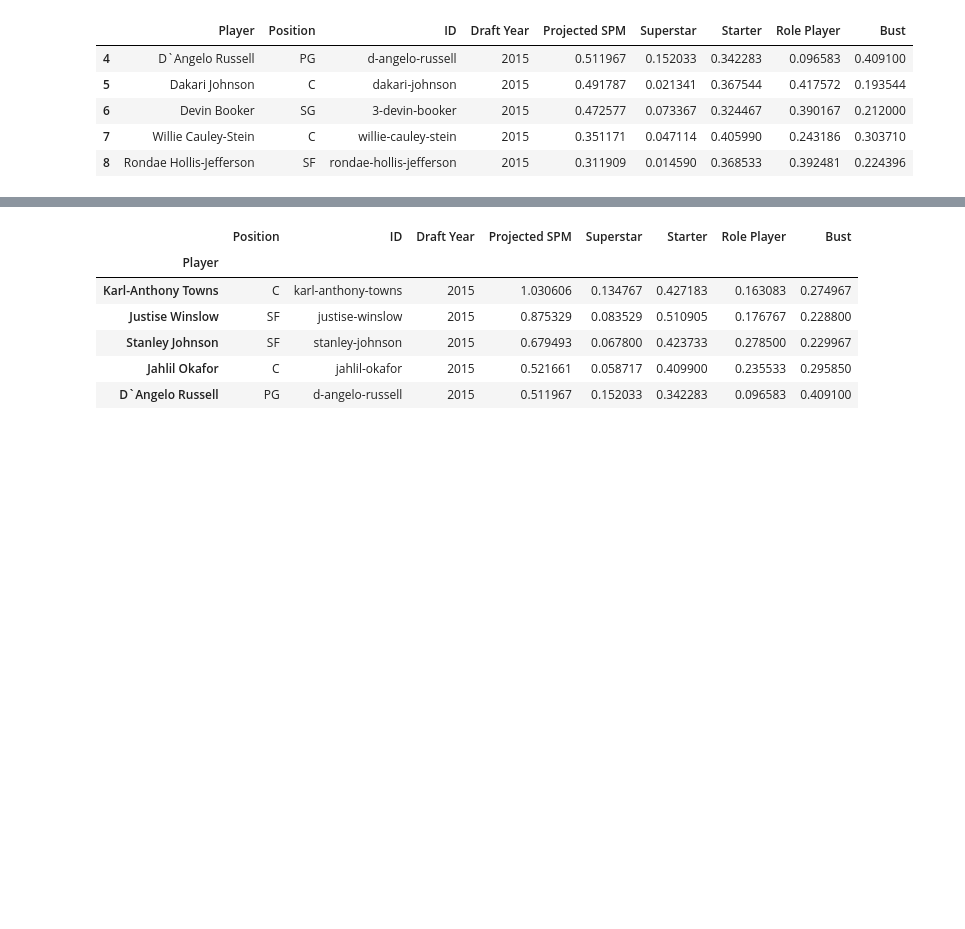
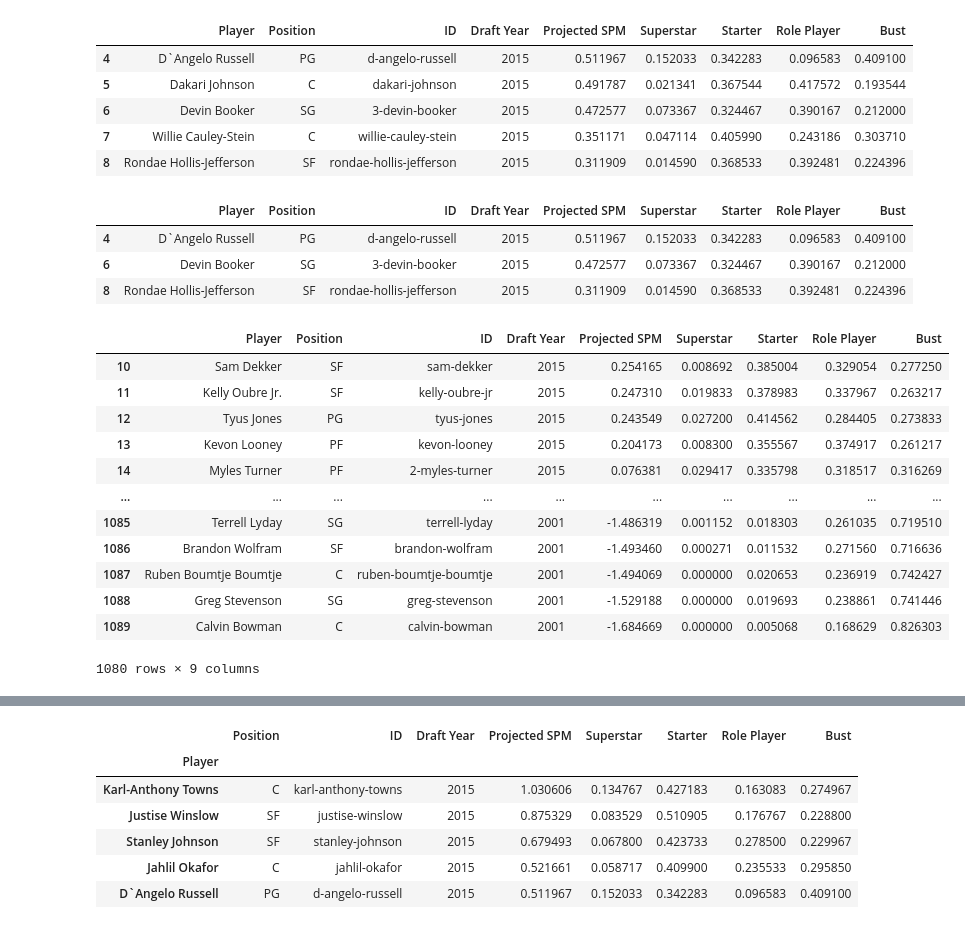
Before and after one commit to JuliaVazTostes/exercicios-extra, a Jupyter notebook: Selecao_loc_e_iloc_do_pandas.ipynb, the cells around one changed output, grey strips where cells are left out. Cells and saved outputs as stored; diff of their text form; code cells hidden in the pictures; blank space fills up the shorter version.

```diff
--- a/Selecao_loc_e_iloc_do_pandas.ipynb
+++ b/Selecao_loc_e_iloc_do_pandas.ipynb
@@ -47,3 +50,28 @@ df.loc[4:8]
 | 6 | Devin Booker | SG | 3-devin-booker | 2015 | 0.472577 | 0.073367 | 0.324467 | 0.390167 | 0.212000 |
 | 7 | Willie Cauley-Stein | C | willie-cauley-stein | 2015 | 0.351171 | 0.047114 | 0.405990 | 0.243186 | 0.303710 |
 | 8 | Rondae Hollis-Jefferson | SF | rondae-hollis-jefferson | 2015 | 0.311909 | 0.014590 | 0.368533 | 0.392481 | 0.224396 |
+# %%
+# Podemos alterar o "step" para mostrar os dados -> Pedir para mostrar de 2 em 2, por exemplo -> Só serão retornados os índices 4, 6 e 8.
+df.loc[4:8:2]
+# %% [output]
+|  | Player | Position | ID | Draft Year | Projected SPM | Superstar | Starter | Role Player | Bust |
+| 4 | D`Angelo Russell | PG | d-angelo-russell | 2015 | 0.511967 | 0.152033 | 0.342283 | 0.096583 | 0.409100 |
+| 6 | Devin Booker | SG | 3-devin-booker | 2015 | 0.472577 | 0.073367 | 0.324467 | 0.390167 | 0.212000 |
+| 8 | Rondae Hollis-Jefferson | SF | rondae-hollis-jefferson | 2015 | 0.311909 | 0.014590 | 0.368533 | 0.392481 | 0.224396 |
+# %%
+# Selecionar de uma determinada posição até o final -> Do décimo index até o último, por exemplo.
+df.loc[10:]
+# %% [output]
+|  | Player | Position | ID | Draft Year | Projected SPM | Superstar | Starter | Role Player | Bust |
+| 10 | Sam Dekker | SF | sam-dekker | 2015 | 0.254165 | 0.008692 | 0.385004 | 0.329054 | 0.277250 |
+| 11 | Kelly Oubre Jr. | SF | kelly-oubre-jr | 2015 | 0.247310 | 0.019833 | 0.378983 | 0.337967 | 0.263217 |
+| 12 | Tyus Jones | PG | tyus-jones | 2015 | 0.243549 | 0.027200 | 0.414562 | 0.284405 | 0.273833 |
+| 13 | Kevon Looney | PF | kevon-looney | 2015 | 0.204173 | 0.008300 | 0.355567 | 0.374917 | 0.261217 |
+| 14 | Myles Turner | PF | 2-myles-turner | 2015 | 0.076381 | 0.029417 | 0.335798 | 0.318517 | 0.316269 |
+| ... | ... | ... | ... | ... | ... | ... | ... | ... | ... |
+| 1085 | Terrell Lyday | SG | terrell-lyday | 2001 | -1.486319 | 0.001152 | 0.018303 | 0.261035 | 0.719510 |
+| 1086 | Brandon Wolfram | SF | brandon-wolfram | 2001 | -1.493460 | 0.000271 | 0.011532 | 0.271560 | 0.716636 |
+| 1087 | Ruben Boumtje Boumtje | C | ruben-boumtje-boumtje | 2001 | -1.494069 | 0.000000 | 0.020653 | 0.236919 | 0.742427 |
+| 1088 | Greg Stevenson | SG | greg-stevenson | 2001 | -1.529188 | 0.000000 | 0.019693 | 0.238861 | 0.741446 |
+| 1089 | Calvin Bowman | C | calvin-bowman | 2001 | -1.684669 | 0.000000 | 0.005068 | 0.168629 | 0.826303 |
+1080 rows × 9 columns
```
Also changed, not shown: parts of 4 cells of this notebook.
